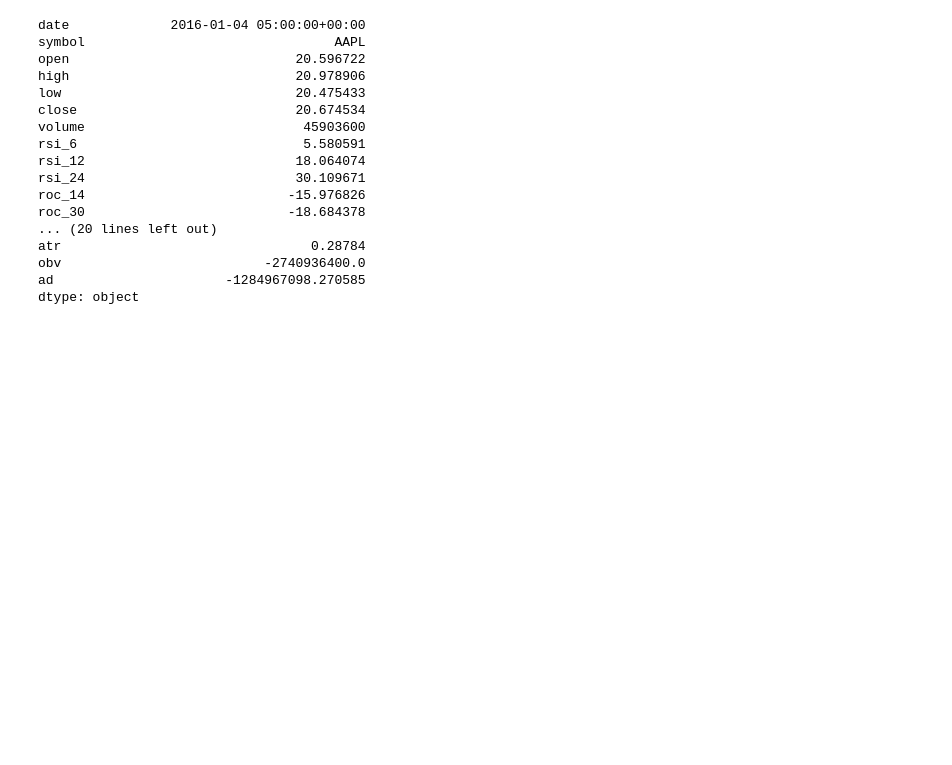
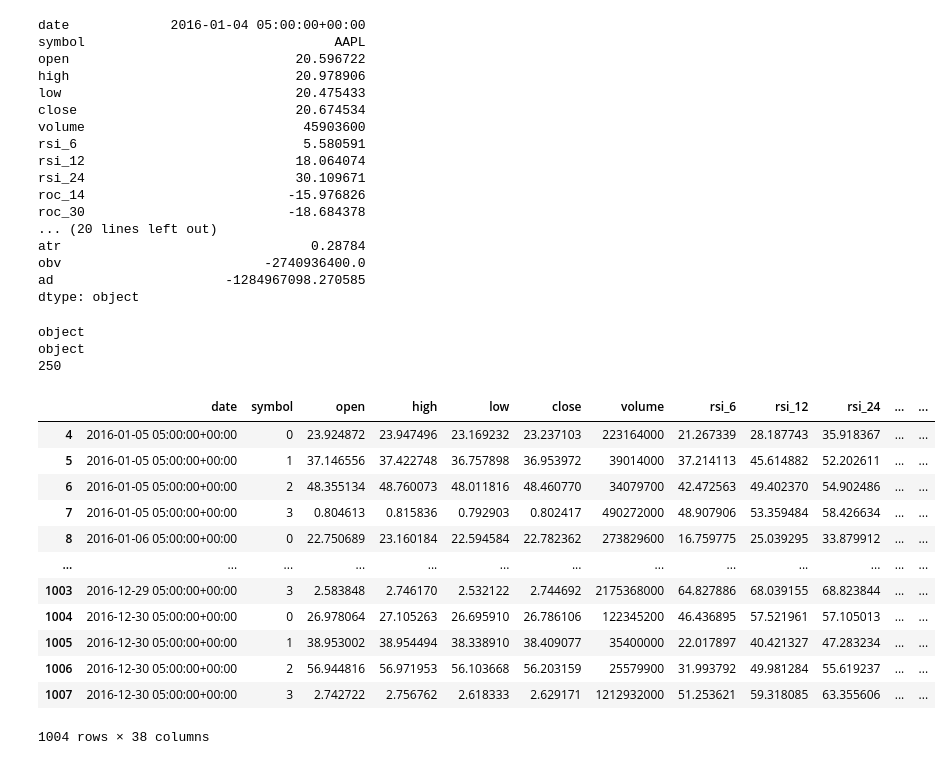
Before and after one commit to xpeng-26/Erdos_Finance_LLM_Project, a Jupyter notebook: Notebooks/SQL_data_manipulation.ipynb, the cells around one changed output. Saved outputs shown, nothing was run; the diff lists cells and outputs as text; code cells hidden in the pictures; blank space fills up the shorter version.

```diff
--- a/Notebooks/SQL_data_manipulation.ipynb
+++ b/Notebooks/SQL_data_manipulation.ipynb
@@ -117,3 +118,70 @@ atr                                0.28784
 obv                          -2740936400.0
 ad                      -1284967098.270585
 dtype: object
+# %%
+tickers = ["AAPL", "MSFT", "NVDA", "GOOG"]
+tickers = "', '".join(tickers)
+
+# SQL query with DISTINCT to avoid duplicates
+Query = f"""
+SELECT DISTINCT d.*, t.*
+FROM daily_prices d
+LEFT JOIN technical_factors t ON d.date = t.date AND t.symbol = d.symbol
+WHERE t.symbol IN ('{tickers}')
+AND d.symbol IN ('{tickers}')
+AND DATE(d.date) >= '2016-01-01'
+AND DATE(d.date) <= '2016-12-31'
+ORDER BY d.date
+"""
+
+# Execute the query
+db = sqlite3.connect(local_path)
+df = pd.read_sql_query(Query, db)
+db.close()
+
+# Remove duplicate columns
+df = df.loc[:, ~df.columns.duplicated()]
+
+print(df['date'].dtype)
+# Convert 'date' to datetime
+#df['date'] = pd.to_datetime(df['date'])
+print(df['date'].dtype)
+
+#df['date'] = df['date'].dt.strftime('%Y%m%d').astype(int)
+
+
+# Set the index to 'date'
+#df = df.set_index("date")
+
+
+
+
+# Convert 'symbol' to categorical codes
+df['symbol'] = df['symbol'].astype('category').cat.codes
+
+# Calculate percentage change
+df['return'] = df['close'].groupby(df['symbol']).pct_change()
+df.dropna(inplace=True)
+df['log_return'] = df['return'].apply(lambda x: np.log(1 + x))
+
+df['date_seq'] = df.groupby('symbol')['date'].cumcount()
+print(df['date_seq'].max() - df['date_seq'].min())
+
+df
+# %% [output]
+object
+object
+250
+|  | date | symbol | open | high | low | close | volume | rsi_6 | rsi_12 | rsi_24 | ... | ... |
+| 4 | 2016-01-05 05:00:00+00:00 | 0 | 23.924872 | 23.947496 | 23.169232 | 23.237103 | 223164000 | 21.267339 | 28.187743 | 35.918367 | ... | ... |
+| 5 | 2016-01-05 05:00:00+00:00 | 1 | 37.146556 | 37.422748 | 36.757898 | 36.953972 | 39014000 | 37.214113 | 45.614882 | 52.202611 | ... | ... |
+| 6 | 2016-01-05 05:00:00+00:00 | 2 | 48.355134 | 48.760073 | 48.011816 | 48.460770 | 34079700 | 42.472563 | 49.402370 | 54.902486 | ... | ... |
+| 7 | 2016-01-05 05:00:00+00:00 | 3 | 0.804613 | 0.815836 | 0.792903 | 0.802417 | 490272000 | 48.907906 | 53.359484 | 58.426634 | ... | ... |
+| 8 | 2016-01-06 05:00:00+00:00 | 0 | 22.750689 | 23.160184 | 22.594584 | 22.782362 | 273829600 | 16.759775 | 25.039295 | 33.879912 | ... | ... |
+| ... | ... | ... | ... | ... | ... | ... | ... | ... | ... | ... | ... | ... |
+| 1003 | 2016-12-29 05:00:00+00:00 | 3 | 2.583848 | 2.746170 | 2.532122 | 2.744692 | 2175368000 | 64.827886 | 68.039155 | 68.823844 | ... | ... |
+| 1004 | 2016-12-30 05:00:00+00:00 | 0 | 26.978064 | 27.105263 | 26.695910 | 26.786106 | 122345200 | 46.436895 | 57.521961 | 57.105013 | ... | ... |
+| 1005 | 2016-12-30 05:00:00+00:00 | 1 | 38.953002 | 38.954494 | 38.338910 | 38.409077 | 35400000 | 22.017897 | 40.421327 | 47.283234 | ... | ... |
+| 1006 | 2016-12-30 05:00:00+00:00 | 2 | 56.944816 | 56.971953 | 56.103668 | 56.203159 | 25579900 | 31.993792 | 49.981284 | 55.619237 | ... | ... |
+| 1007 | 2016-12-30 05:00:00+00:00 | 3 | 2.742722 | 2.756762 | 2.618333 | 2.629171 | 1212932000 | 51.253621 | 59.318085 | 63.355606 | ... | ... |
+1004 rows × 38 columns
```
Also changed, not shown: parts of 2 cells of this notebook, 2 other files.
